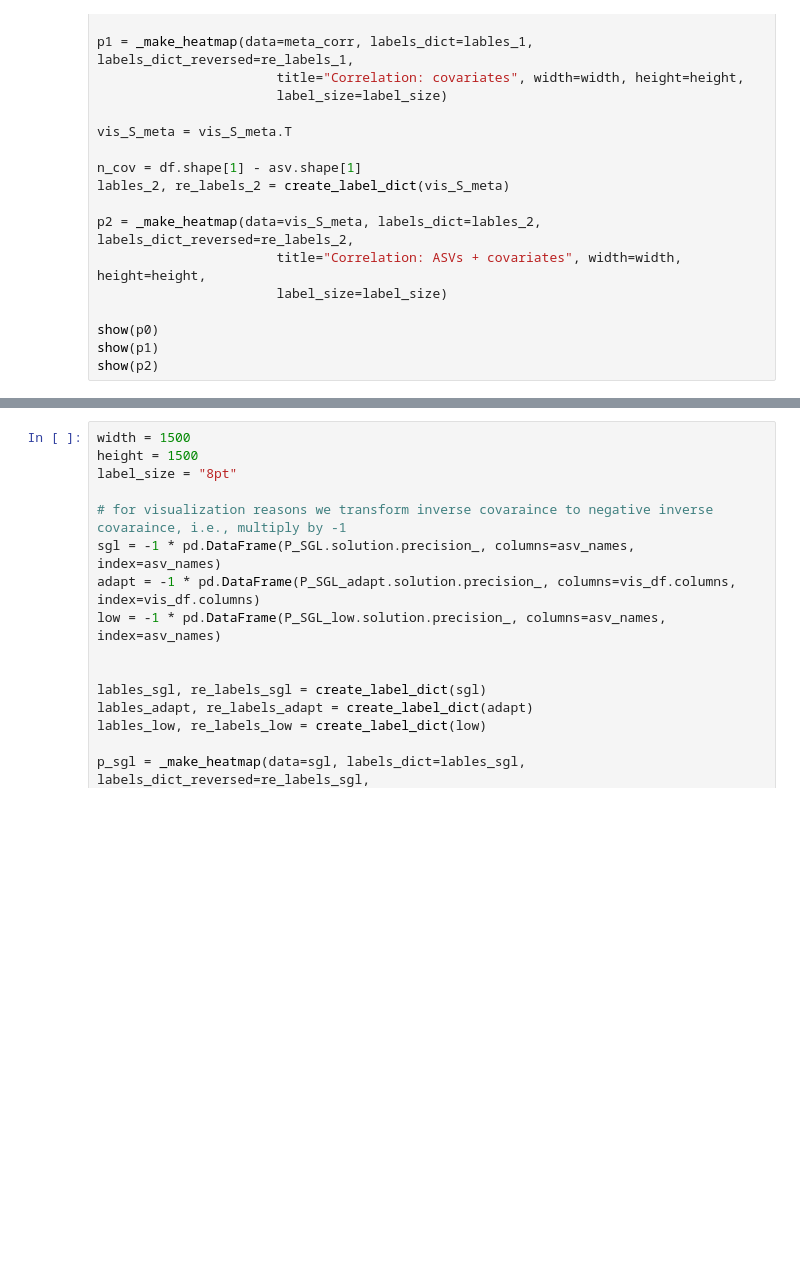
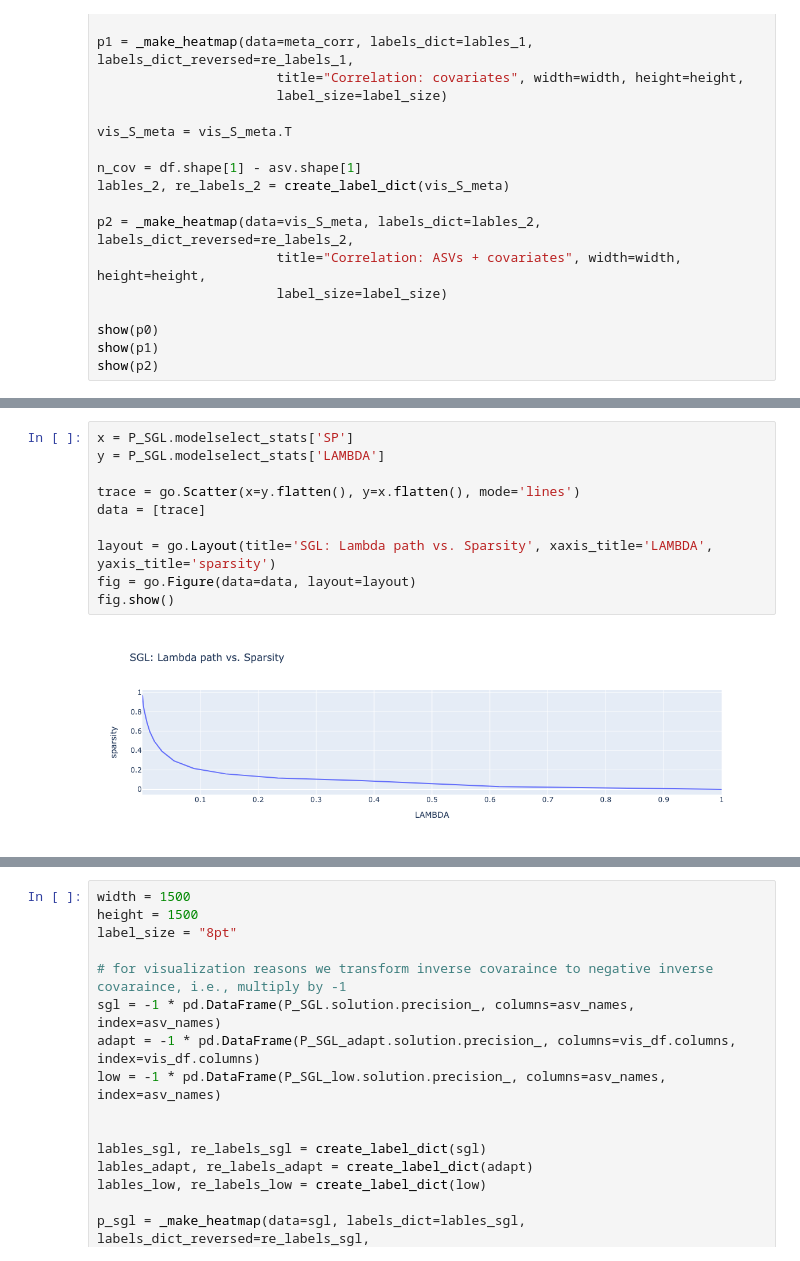
Before and after one commit to Vlasovets/atacama-soil-microbiome-tutorial, a Jupyter notebook: python/88soils.ipynb, the cells around one changed output, grey strips where cells are left out. Cells and saved outputs as stored; diff of their text form; blank space fills up the shorter version.

```diff
--- a/python/88soils.ipynb
+++ b/python/88soils.ipynb
@@ -419,0 +608,12 @@ print("SGL+low-rank solution with lambda={lambda1} and mu={mu1}".format(**P_SGL_
+# %%
+x = P_SGL.modelselect_stats['SP']
+y = P_SGL.modelselect_stats['LAMBDA']
+
+trace = go.Scatter(x=y.flatten(), y=x.flatten(), mode='lines')
+data = [trace]
+
+layout = go.Layout(title='SGL: Lambda path vs. Sparsity', xaxis_title='LAMBDA', yaxis_title='sparsity')
+fig = go.Figure(data=data, layout=layout)
+fig.show()
+# %% [output]
+[figure, added]
```
Also changed, not shown: parts of 37 cells of this notebook, 1 other file.
